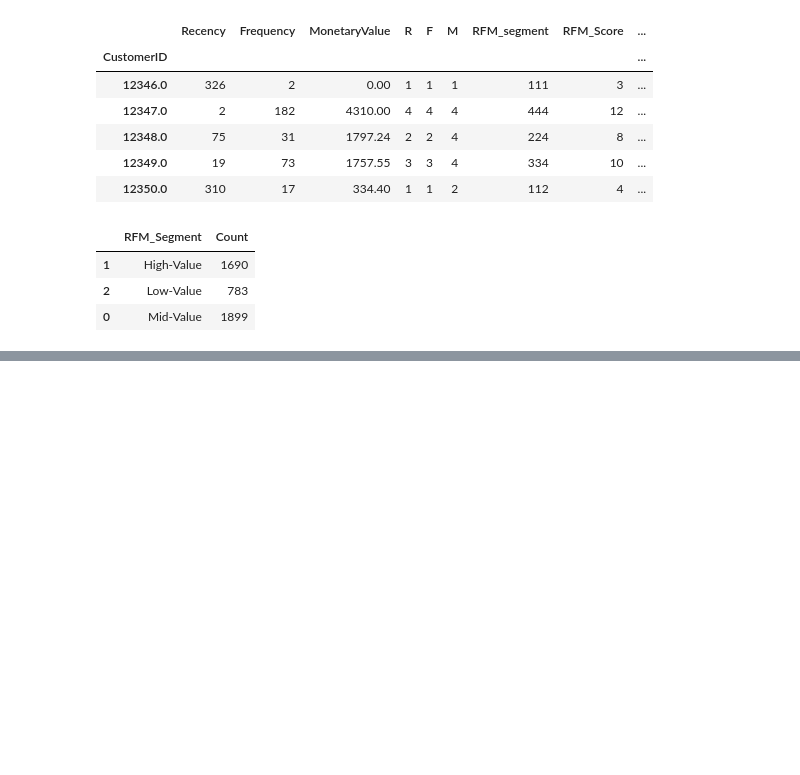
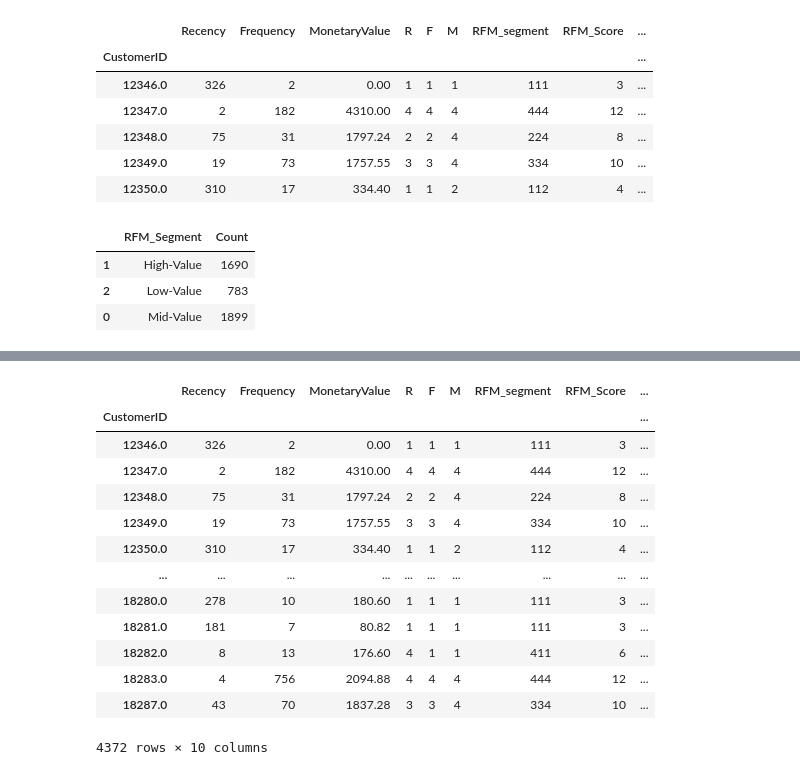
Before and after one commit to SaiMounicaGudimella/CustomerSegmentation, a Jupyter notebook: customer-segmentation.ipynb, the cells around one changed output, grey strips where cells are left out. Cells and saved outputs as stored; diff of their text form; code cells hidden in the pictures; blank space fills up the shorter version.

Commit message:
Kaggle Notebook | Customer Segmentation | RFM Analysis

```diff
--- a/customer-segmentation.ipynb
+++ b/customer-segmentation.ipynb
@@ -243,0 +254,8 @@ fig.show()
+# %%
+rfm['RFM_Customer_Segments'] = ''
+
+rfm.loc[rfm['RFM_Score'] >= 9, 'RFM_Customer_Segments'] = 'VIP/Loyal'
+rfm.loc[(rfm['RFM_Score'] >= 6) & (rfm['RFM_Score'] <9), 'RFM_Customer_Segments'] = 'Potential Loyal'
+rfm.loc[(rfm['RFM_Score'] >= 5) & (rfm['RFM_Score'] <6), 'RFM_Customer_Segments'] = 'At Risk'
+rfm.loc[(rfm['RFM_Score'] >= 4) & (rfm['RFM_Score'] <5), 'RFM_Customer_Segments'] = "Can't Lose"
+rfm.loc[(rfm['RFM_Score'] >= 3) & (rfm['RFM_Score'] <4), 'RFM_Customer_Segments'] = 'Lost'
@@ -243,0 +292,17 @@ fig.show()
+# %%
+rfm
+# %% [output]
+|  | Recency | Frequency | MonetaryValue | R | F | M | RFM_segment | RFM_Score | ... |
+| CustomerID |  |  |  |  |  |  |  |  | ... |
+| 12346.0 | 326 | 2 | 0.00 | 1 | 1 | 1 | 111 | 3 | ... |
+| 12347.0 | 2 | 182 | 4310.00 | 4 | 4 | 4 | 444 | 12 | ... |
+| 12348.0 | 75 | 31 | 1797.24 | 2 | 2 | 4 | 224 | 8 | ... |
+| 12349.0 | 19 | 73 | 1757.55 | 3 | 3 | 4 | 334 | 10 | ... |
+| 12350.0 | 310 | 17 | 334.40 | 1 | 1 | 2 | 112 | 4 | ... |
+| ... | ... | ... | ... | ... | ... | ... | ... | ... | ... |
+| 18280.0 | 278 | 10 | 180.60 | 1 | 1 | 1 | 111 | 3 | ... |
+| 18281.0 | 181 | 7 | 80.82 | 1 | 1 | 1 | 111 | 3 | ... |
+| 18282.0 | 8 | 13 | 176.60 | 4 | 1 | 1 | 411 | 6 | ... |
+| 18283.0 | 4 | 756 | 2094.88 | 4 | 4 | 4 | 444 | 12 | ... |
+| 18287.0 | 43 | 70 | 1837.28 | 3 | 3 | 4 | 334 | 10 | ... |
+4372 rows × 10 columns
```
Also changed, not shown: parts of 4 cells of this notebook.
